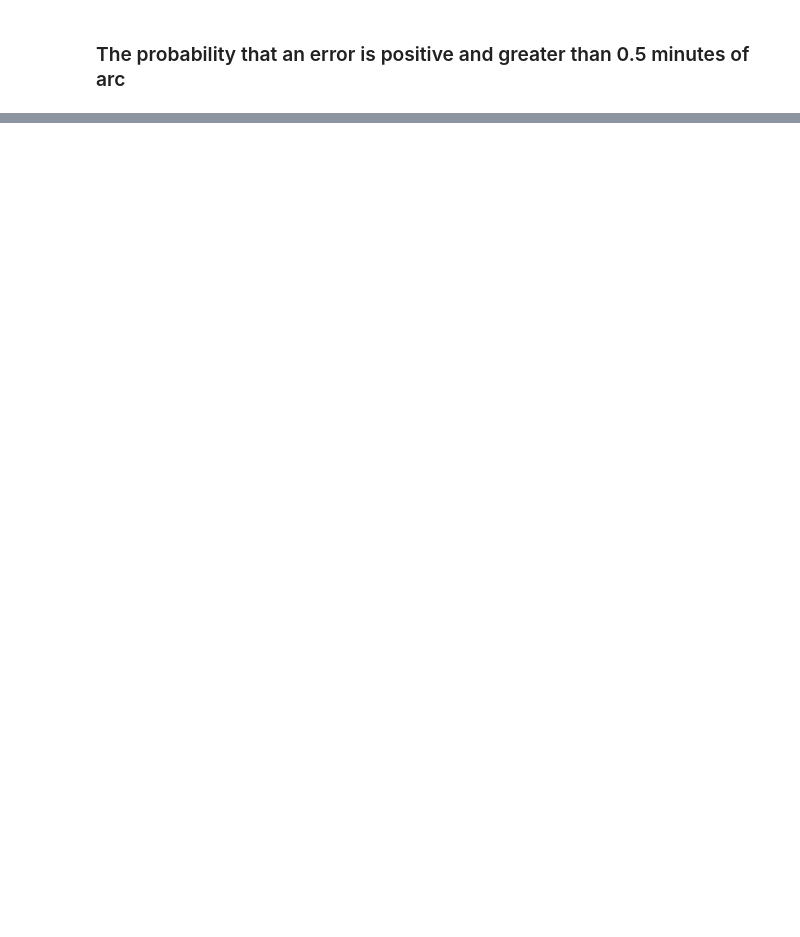
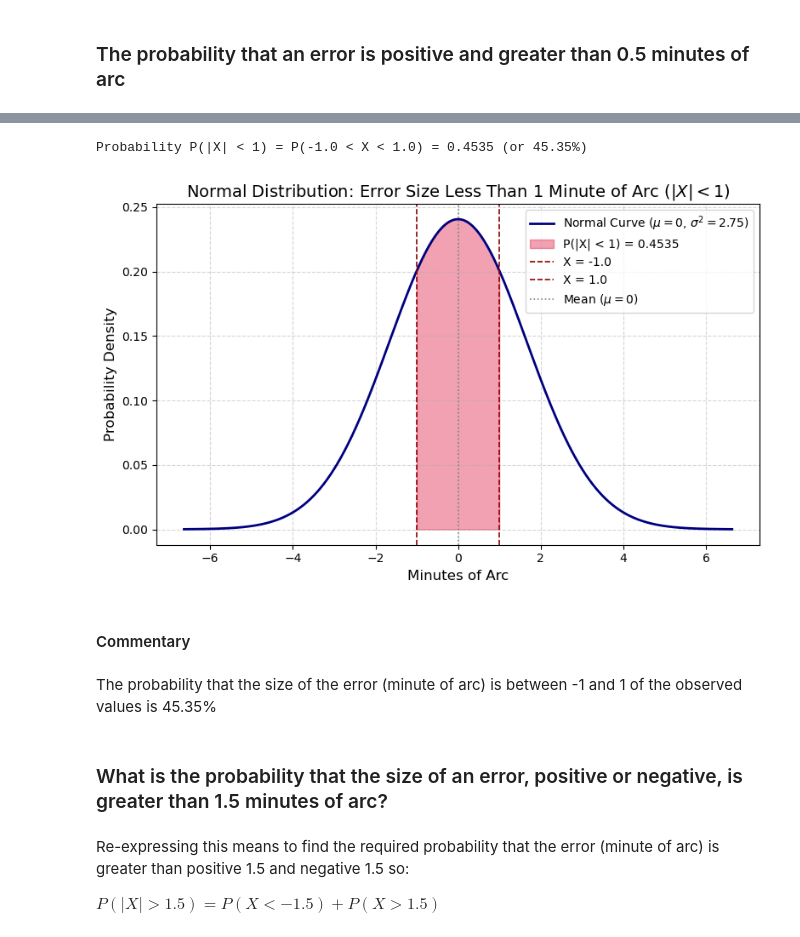
Before and after one commit to segunlonge/OU-M248-Data-Analysis-in-Python, a Jupyter notebook: Computer Book B/1. Computer Book B - Normal Distributions.ipynb, the cells around one changed output, grey strips where cells are left out. Cells and saved outputs as stored; diff of their text form; code cells hidden in the pictures; blank space fills up the shorter version.

```diff
--- a/Computer Book B/1. Computer Book B - Normal Distributions.ipynb
+++ b/Computer Book B/1. Computer Book B - Normal Distributions.ipynb
@@ -248,0 +379,62 @@ In this activity you should use Minitab to find the probabilities and quantiles
+# %%
+import numpy as np
+import matplotlib.pyplot as plt
+from scipy import stats
+
+# 1. Define distribution parameters
+mu = 0                    # Mean
+variance = 2.75           # Variance
+sigma = np.sqrt(variance) # Standard deviation
+
+# Absolute error threshold: |X| < 1 => -1 < X < 1
+lower_bound = -1.0
+upper_bound = 1.0
+
+# 2. Calculate the probability P(-1 < X < 1)
+p_lower = stats.norm.cdf(lower_bound, loc=mu, scale=sigma)
+p_upper = stats.norm.cdf(upper_bound, loc=mu, scale=sigma)
+prob = p_upper - p_lower
+
+print(f"Probability P(|X| < 1) = P({lower_bound} < X < {upper_bound}) = {prob:.4f} (or {prob * 100:.2f}%)")
+
+# 3. Create x values for the bell curve (from -4σ to +4σ)
+x = np.linspace(mu - 4 * sigma, mu + 4 * sigma, 1000)
+y = stats.norm.pdf(x, loc=mu, scale=sigma)
+
+# 4. Plot the normal distribution curve
+plt.figure(figsize=(8, 5))
+plt.plot(x, y, label=f"Normal Curve ($\mu = {mu}$, $\sigma^2 = {variance}$)", color="navy", lw=2)
+
+# 5. Shade the region where -1 < X < 1
+x_fill = np.linspace(lower_bound, upper_bound, 400)
+y_fill = stats.norm.pdf(x_fill, loc=mu, scale=sigma)
+plt.fill_between(x_fill, y_fill, color="crimson", alpha=0.4,
+                 label=f"P(|X| < 1) = {prob:.4f}")
+
+# 6. Add vertical lines for the boundaries and mean
+plt.axvline(lower_bound, color="darkred", linestyle="--", lw=1.2, label=f"X = {lower_bound}")
+plt.axvline(upper_bound, color="darkred", linestyle="--", lw=1.2, label=f"X = {upper_bound}")
+plt.axvline(mu, color="gray", linestyle=":", lw=1.2, label=f"Mean ($\mu = {mu}$)")
+
+# 7. Labels, title, and styling
+plt.title("Normal Distribution: Error Size Less Than 1 Minute of Arc ($|X| < 1$)", fontsize=14)
+plt.xlabel("Minutes of Arc", fontsize=12)
+plt.ylabel("Probability Density", fontsize=12)
+plt.legend(loc="upper right")
+plt.grid(True, linestyle="--", alpha=0.5)
+
+plt.tight_layout()
+plt.show()
+# %% [output]
+Probability P(|X| < 1) = P(-1.0 < X < 1.0) = 0.4535 (or 45.35%)
+[figure, added]
+# %% [markdown]
+#### Commentary
+# %% [markdown]
+The probability that the size of the error (minute of arc) is between -1 and 1 of the observed values is 45.35%
+# %% [markdown]
+### What is the probability that the size of an error, positive or negative, is greater than 1.5 minutes of arc?
+# %% [markdown]
+Re-expressing this means to find the required probability that the error (minute of arc) is greater than positive 1.5 and negative 1.5 so:
+
+$P(|X| > 1.5) = P(X < -1.5) + P(X > 1.5)$
```
Also changed, not shown: parts of 13 cells of this notebook.
